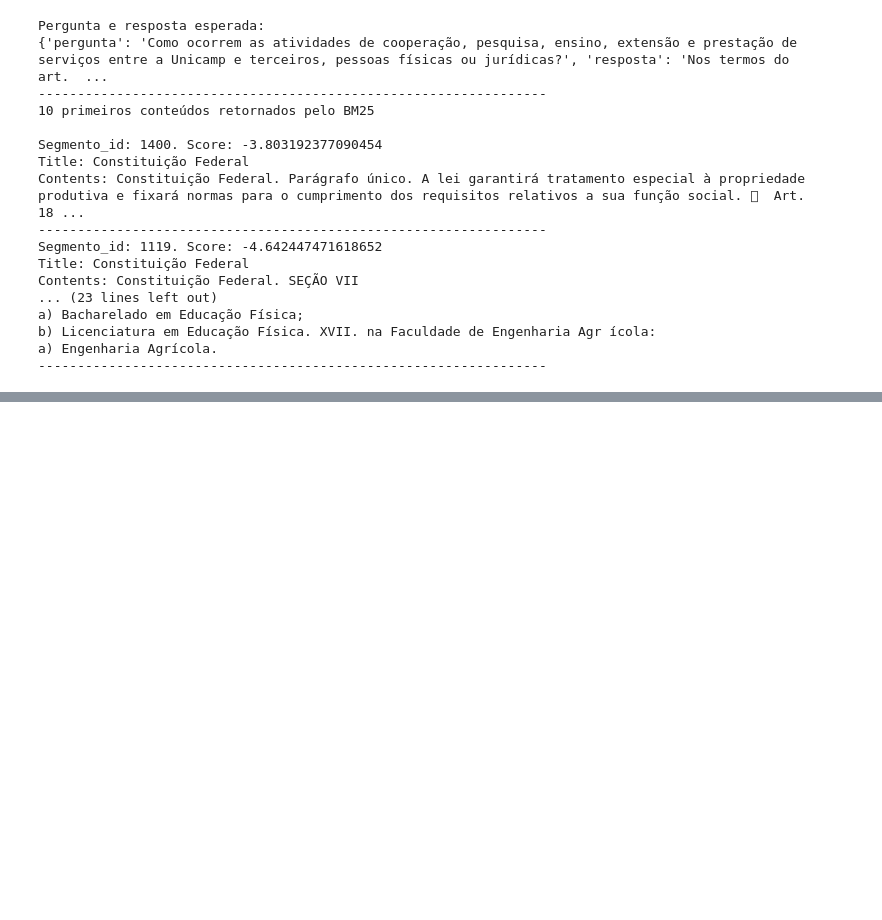
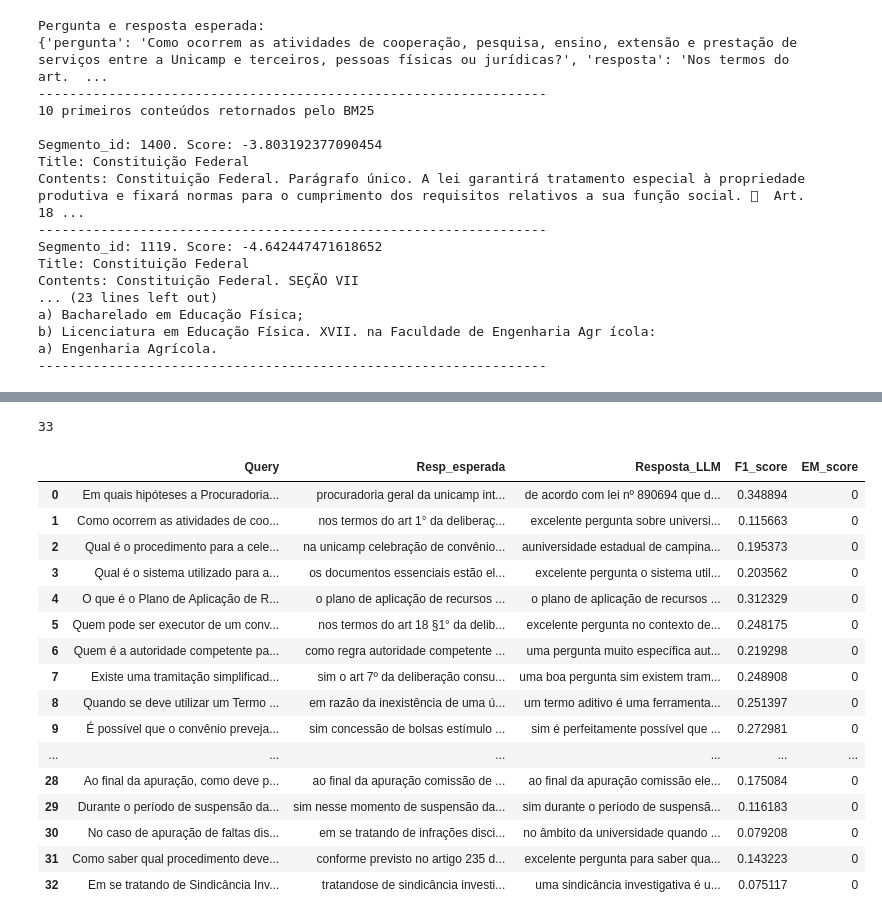
Before and after one commit to ProdCor/Final-Project-IA024, a Jupyter notebook: Experiments/experiment_1.ipynb, the cells around one changed output, grey strips where cells are left out. Drawn from its saved outputs; the diff is of its cells as text; code cells hidden in the pictures; blank space fills up the shorter version.

```diff
--- a/Experiments/experiment_1.ipynb
+++ b/Experiments/experiment_1.ipynb
@@ -411,0 +485,20 @@ a) Engenharia Agrícola.
+# %%
+import time
+
+# Do jeito que foi implementado, se der problema (rate limit), basta executar a
+# célula novamente. Ele vai continuar de onde parou
+if AGREGAR_DOCUMENTOS:
+  for perg_resp in tqdm(perg_resposta_esperada):
+    pergunta = perg_resp['pergunta']
+    resposta_esperada = perg_resp['resposta']
+    resposta_obtida = groq_chat(pergunta)
+
+    perg_resp_esperada_obtida.append({
+        "pergunta": pergunta,
+        "resposta_esperada": resposta_esperada,
+        "resposta_obtida": resposta_obtida
+    })
+    time.sleep(5)
+  salvar_perg_resp_esperada_obtida(perg_resp_esperada_obtida)
+else:
+  perg_resp_esperada_obtida = recuperar_perg_resp_esperada_obtida()
@@ -411,0 +571,49 @@ a) Engenharia Agrícola.
+# %%
+len(perg_resp_esperada_obtida)
+# %% [output]
+33
+# %%
+import pandas as pd
+
+col_queries = []
+col_resp_esperadas = []
+col_respostas_llm = []
+col_f1_score = []
+col_em_score = []
+
+for perg_respostas in perg_resp_esperada_obtida:
+  query = perg_respostas['pergunta']
+  resposta_esperada = normalize_answer(perg_respostas['resposta_esperada'])
+  #resposta_llm = normalize_answer(uniformiza_resposta_vazia(extrai_resposta(perg_respostas['resposta_obtida'])))
+  resposta_llm_2 = normalize_answer(uniformiza_resposta_vazia(perg_respostas['resposta_obtida']))
+  #print(perg_respostas['resposta_obtida'])
+  f1_score = token_f1_score(resposta_llm_2, resposta_esperada)
+  em_score = 1 if resposta_llm_2 == resposta_esperada else 0
+
+
+  col_queries.append(query)
+  col_resp_esperadas.append(resposta_esperada)
+  col_respostas_llm.append(resposta_llm_2)
+  col_f1_score.append(f1_score)
+  col_em_score.append(em_score)
+
+df = pd.DataFrame({'Query': col_queries, 'Resp_esperada': col_resp_esperadas, 'Resposta_LLM': col_respostas_llm, 'F1_score': col_f1_score, 'EM_score': col_em_score})
+df
+# %% [output]
+|  | Query | Resp_esperada | Resposta_LLM | F1_score | EM_score |
+| 0 | Em quais hipóteses a Procuradoria... | procuradoria geral da unicamp int... | de acordo com lei nº 890694 que d... | 0.348894 | 0 |
+| 1 | Como ocorrem as atividades de coo... | nos termos do art 1° da deliberaç... | excelente pergunta sobre universi... | 0.115663 | 0 |
+| 2 | Qual é o procedimento para a cele... | na unicamp celebração de convênio... | auniversidade estadual de campina... | 0.195373 | 0 |
+| 3 | Qual é o sistema utilizado para a... | os documentos essenciais estão el... | excelente pergunta o sistema util... | 0.203562 | 0 |
+| 4 | O que é o Plano de Aplicação de R... | o plano de aplicação de recursos ... | o plano de aplicação de recursos ... | 0.312329 | 0 |
+| 5 | Quem pode ser executor de um conv... | nos termos do art 18 §1° da delib... | excelente pergunta no contexto de... | 0.248175 | 0 |
+| 6 | Quem é a autoridade competente pa... | como regra autoridade competente ... | uma pergunta muito específica aut... | 0.219298 | 0 |
+| 7 | Existe uma tramitação simplificad... | sim o art 7º da deliberação consu... | uma boa pergunta sim existem tram... | 0.248908 | 0 |
+| 8 | Quando se deve utilizar um Termo ... | em razão da inexistência de uma ú... | um termo aditivo é uma ferramenta... | 0.251397 | 0 |
+| 9 | É possível que o convênio preveja... | sim concessão de bolsas estímulo ... | sim é perfeitamente possível que ... | 0.272981 | 0 |
+| ... | ... | ... | ... | ... | ... |
+| 28 | Ao final da apuração, como deve p... | ao final da apuração comissão de ... | ao final da apuração comissão ele... | 0.175084 | 0 |
+| 29 | Durante o período de suspensão da... | sim nesse momento de suspensão da... | sim durante o período de suspensã... | 0.116183 | 0 |
+| 30 | No caso de apuração de faltas dis... | em se tratando de infrações disci... | no âmbito da universidade quando ... | 0.079208 | 0 |
+| 31 | Como saber qual procedimento deve... | conforme previsto no artigo 235 d... | excelente pergunta para saber qua... | 0.143223 | 0 |
+| 32 | Em se tratando de Sindicância Inv... | tratandose de sindicância investi... | uma sindicância investigativa é u... | 0.075117 | 0 |
```
Also changed, not shown: parts of 19 cells of this notebook, 2 other files.
